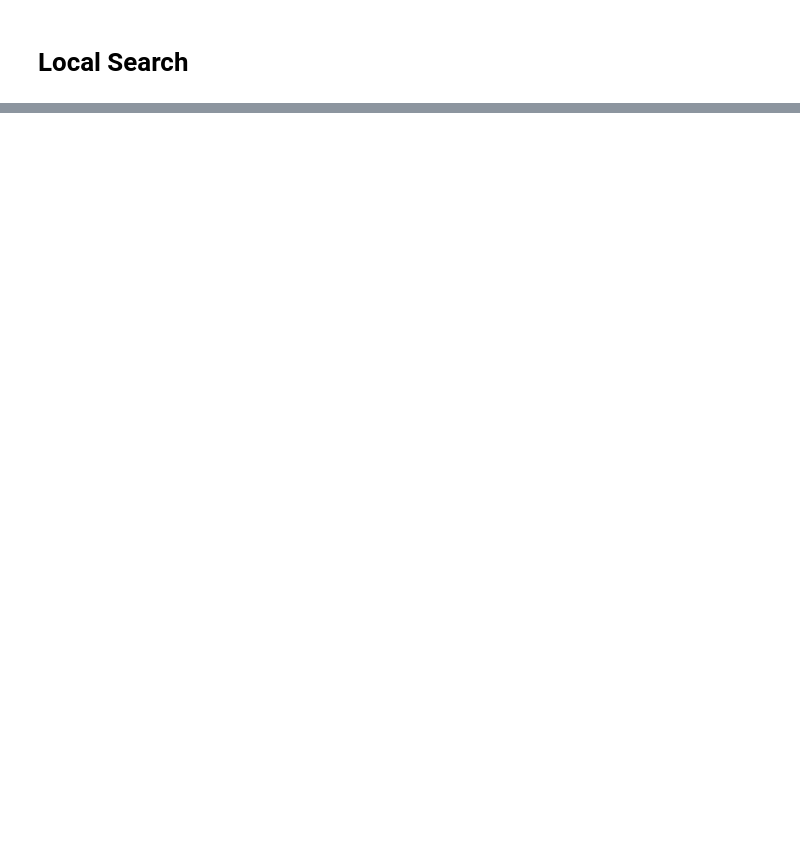
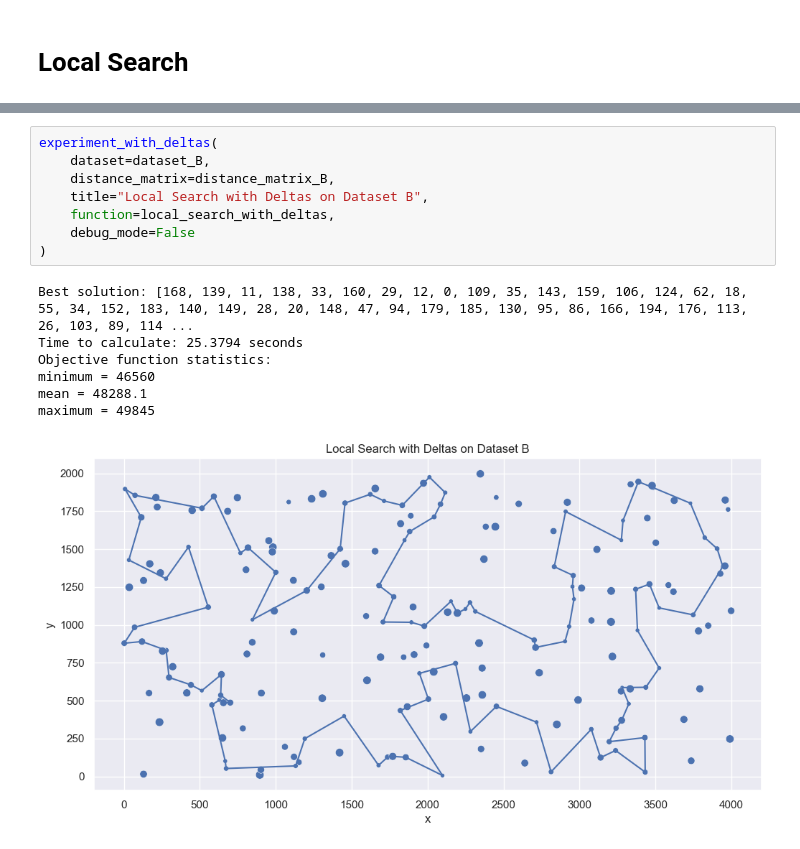
Before and after one commit to AndrukhKiril/EvolutionaryComputation, a Jupyter notebook: Lab 5/EC_lab5.ipynb, the cells around one changed output, grey strips where cells are left out. Cells and saved outputs as stored; diff of their text form; blank space fills up the shorter version.

```diff
--- a/Lab 5/EC_lab5.ipynb
+++ b/Lab 5/EC_lab5.ipynb
@@ -481,0 +427,16 @@ maximum = 52107
+# %%
+experiment_with_deltas(
+    dataset=dataset_B,
+    distance_matrix=distance_matrix_B,
+    title="Local Search with Deltas on Dataset B",
+    function=local_search_with_deltas,
+    debug_mode=False
+)
+# %% [output]
+Best solution: [168, 139, 11, 138, 33, 160, 29, 12, 0, 109, 35, 143, 159, 106, 124, 62, 18, 55, 34, 152, 183, 140, 149, 28, 20, 148, 47, 94, 179, 185, 130, 95, 86, 166, 194, 176, 113, 26, 103, 89, 114 ...
+Time to calculate: 25.3794 seconds
+Objective function statistics:
+minimum = 46560
+mean = 48288.1
+maximum = 49845
+[figure, added]
```
Also changed, not shown: parts of 21 cells of this notebook, 1 other file.
